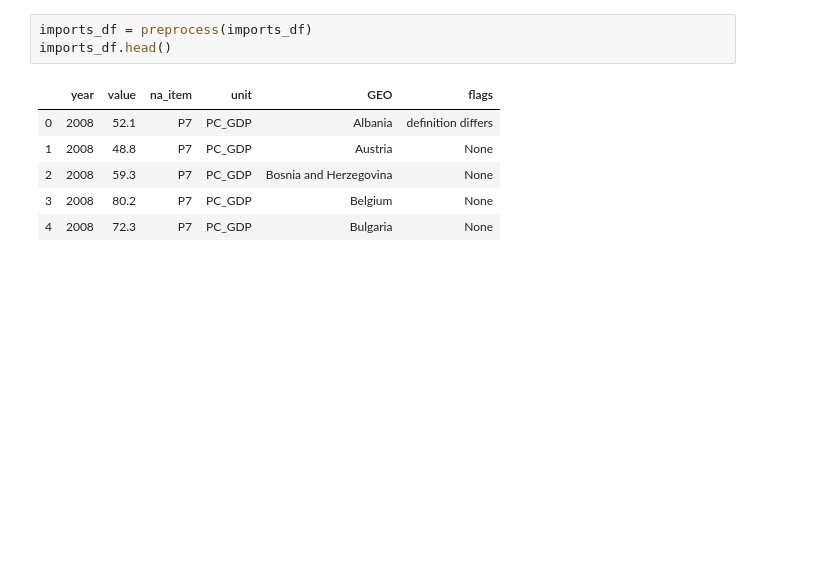
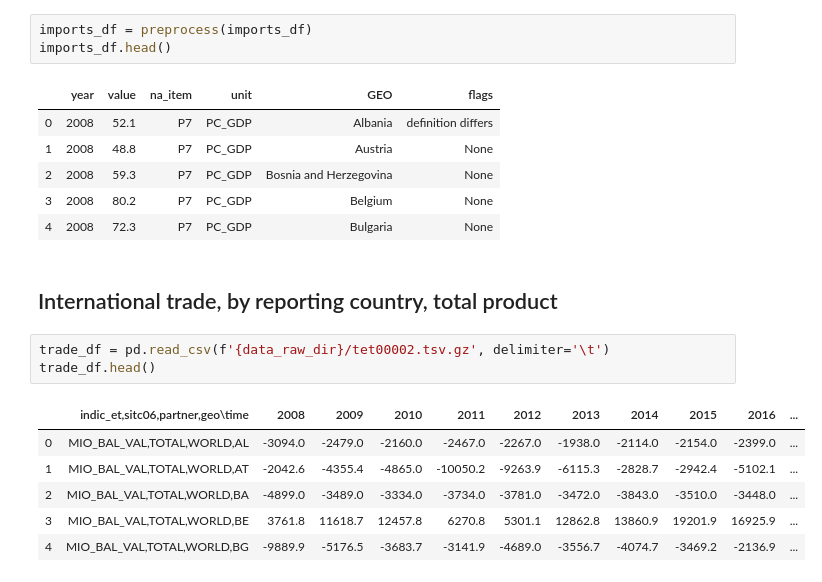
Before and after one commit to ADS-Group-15/eu-productivity-modeling, a Jupyter notebook: notebooks/eda_others.ipynb, the cells around one changed output. Cells and saved outputs as stored; diff of their text form; blank space fills up the shorter version.

```diff
--- a/notebooks/eda_others.ipynb
+++ b/notebooks/eda_others.ipynb
@@ -566,3 +567,15 @@ imports_df.head()
 | 2 | 2008 | 59.3 | P7 | PC_GDP | Bosnia and Herzegovina | None |
 | 3 | 2008 | 80.2 | P7 | PC_GDP | Belgium | None |
 | 4 | 2008 | 72.3 | P7 | PC_GDP | Bulgaria | None |
+# %% [markdown]
+## International trade, by reporting country, total product
+# %%
+trade_df = pd.read_csv(f'{data_raw_dir}/tet00002.tsv.gz', delimiter='\t')
+trade_df.head()
+# %% [output]
+|  | indic_et,sitc06,partner,geo\time | 2008 | 2009 | 2010 | 2011 | 2012 | 2013 | 2014 | 2015 | 2016 | ... |
+| 0 | MIO_BAL_VAL,TOTAL,WORLD,AL | -3094.0 | -2479.0 | -2160.0 | -2467.0 | -2267.0 | -1938.0 | -2114.0 | -2154.0 | -2399.0 | ... |
+| 1 | MIO_BAL_VAL,TOTAL,WORLD,AT | -2042.6 | -4355.4 | -4865.0 | -10050.2 | -9263.9 | -6115.3 | -2828.7 | -2942.4 | -5102.1 | ... |
+| 2 | MIO_BAL_VAL,TOTAL,WORLD,BA | -4899.0 | -3489.0 | -3334.0 | -3734.0 | -3781.0 | -3472.0 | -3843.0 | -3510.0 | -3448.0 | ... |
+| 3 | MIO_BAL_VAL,TOTAL,WORLD,BE | 3761.8 | 11618.7 | 12457.8 | 6270.8 | 5301.1 | 12862.8 | 13860.9 | 19201.9 | 16925.9 | ... |
+| 4 | MIO_BAL_VAL,TOTAL,WORLD,BG | -9889.9 | -5176.5 | -3683.7 | -3141.9 | -4689.0 | -3556.7 | -4074.7 | -3469.2 | -2136.9 | ... |
```
Also changed, not shown: parts of 3 cells of this notebook, 1 other file.
